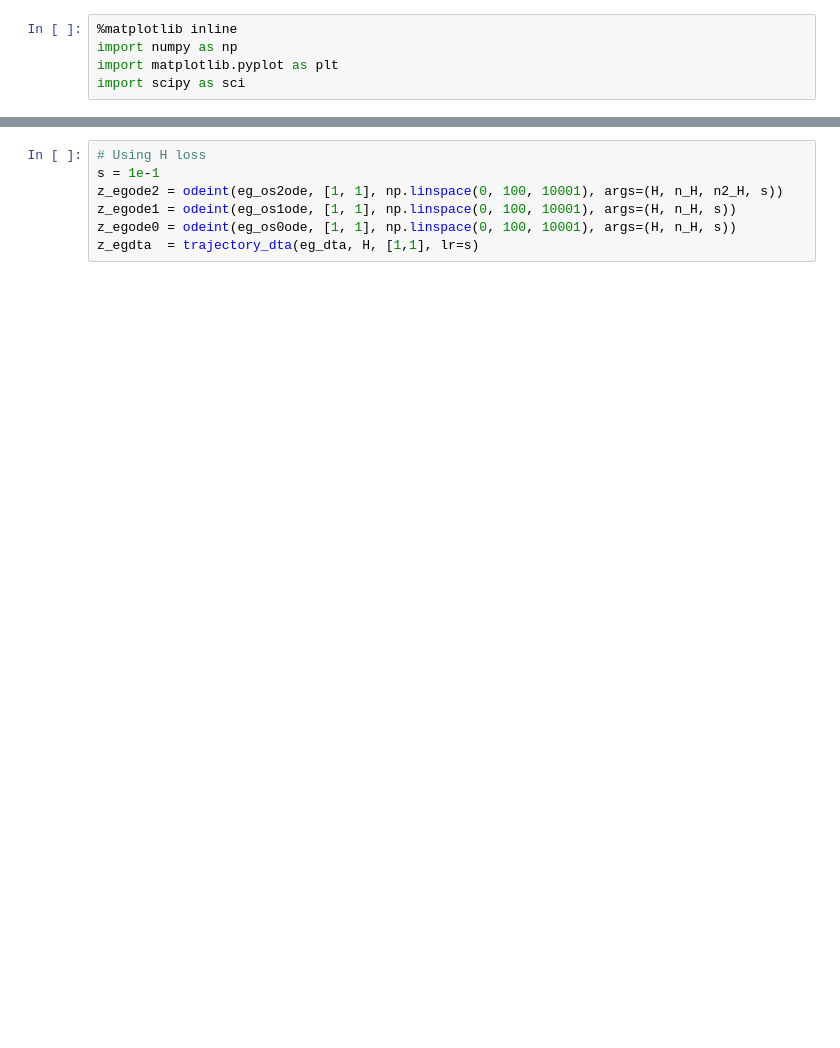
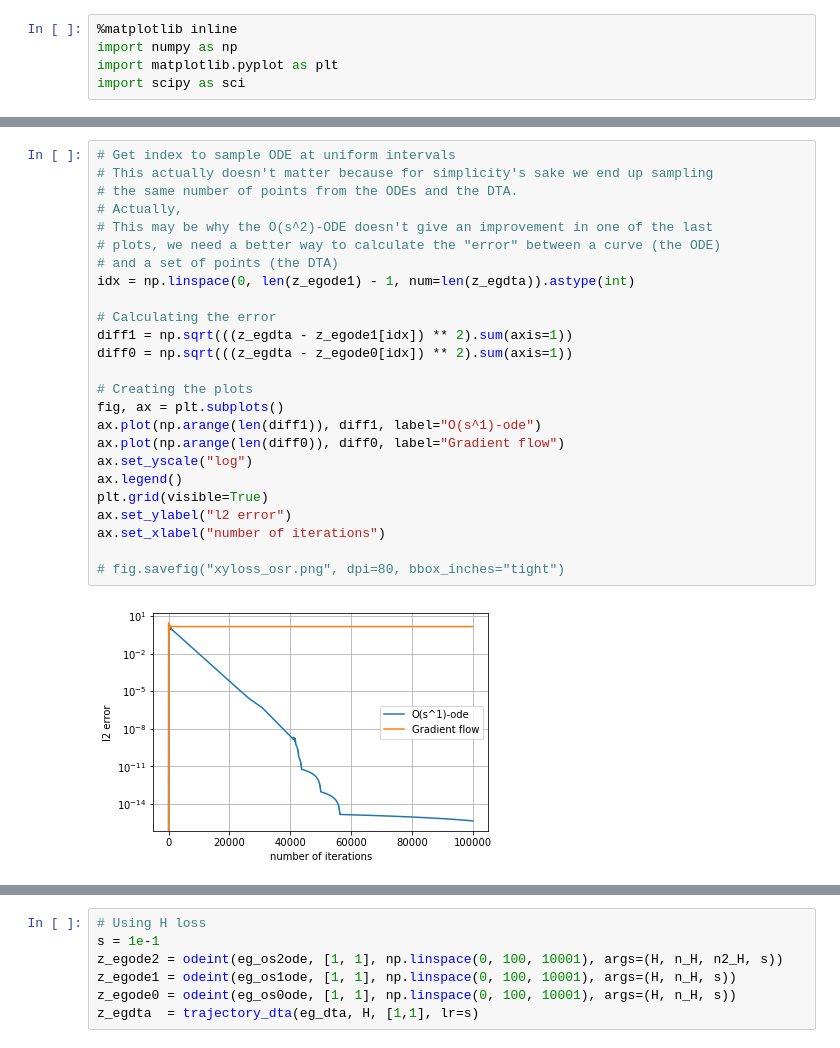
Before and after one commit to jkasalt/ganz_OptML, a Jupyter notebook: odes.ipynb, the cells around one changed output, grey strips where cells are left out. Drawn from its saved outputs; the diff is of its cells as text; blank space fills up the shorter version.

```diff
--- a/odes.ipynb
+++ b/odes.ipynb
@@ -90,0 +88,27 @@ plt.show()
+# %%
+# Get index to sample ODE at uniform intervals
+# This actually doesn't matter because for simplicity's sake we end up sampling
+# the same number of points from the ODEs and the DTA.
+# Actually,
+# This may be why the O(s^2)-ODE doesn't give an improvement in one of the last
+# plots, we need a better way to calculate the "error" between a curve (the ODE)
+# and a set of points (the DTA)
+idx = np.linspace(0, len(z_egode1) - 1, num=len(z_egdta)).astype(int)
+
+# Calculating the error
+diff1 = np.sqrt(((z_egdta - z_egode1[idx]) ** 2).sum(axis=1))
+diff0 = np.sqrt(((z_egdta - z_egode0[idx]) ** 2).sum(axis=1))
+
+# Creating the plots
+fig, ax = plt.subplots()
+ax.plot(np.arange(len(diff1)), diff1, label="O(s^1)-ode")
+ax.plot(np.arange(len(diff0)), diff0, label="Gradient flow")
+ax.set_yscale("log")
+ax.legend()
+plt.grid(visible=True)
+ax.set_ylabel("l2 error")
+ax.set_xlabel("number of iterations")
+
+# fig.savefig("xyloss_osr.png", dpi=80, bbox_inches="tight")
+# %% [output]
+[figure, added]
```
Also changed, not shown: parts of 17 cells of this notebook.
